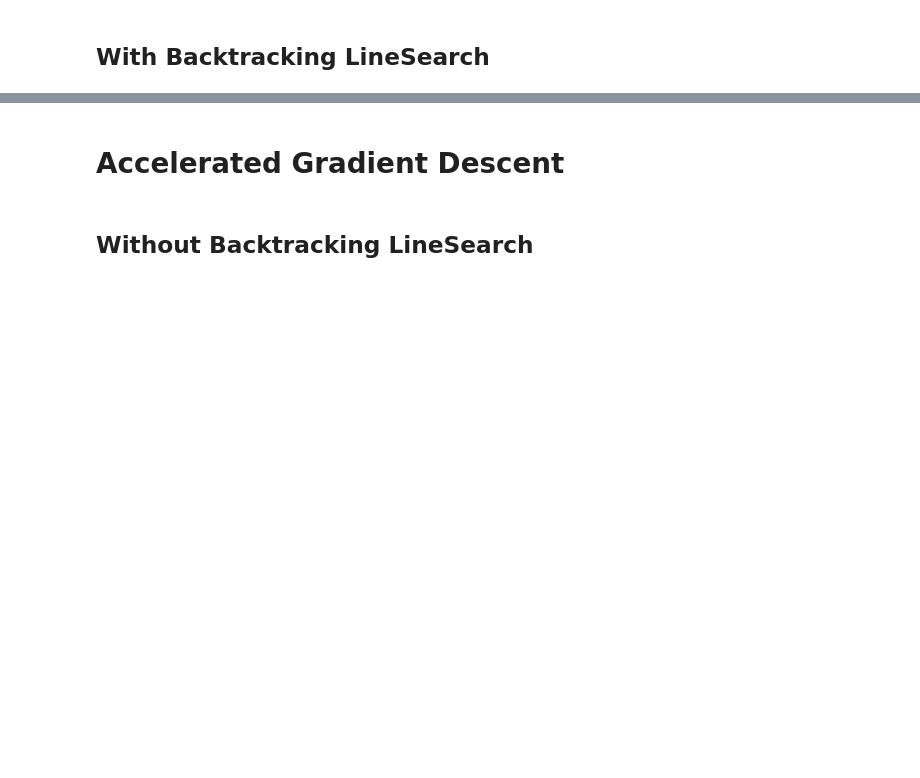
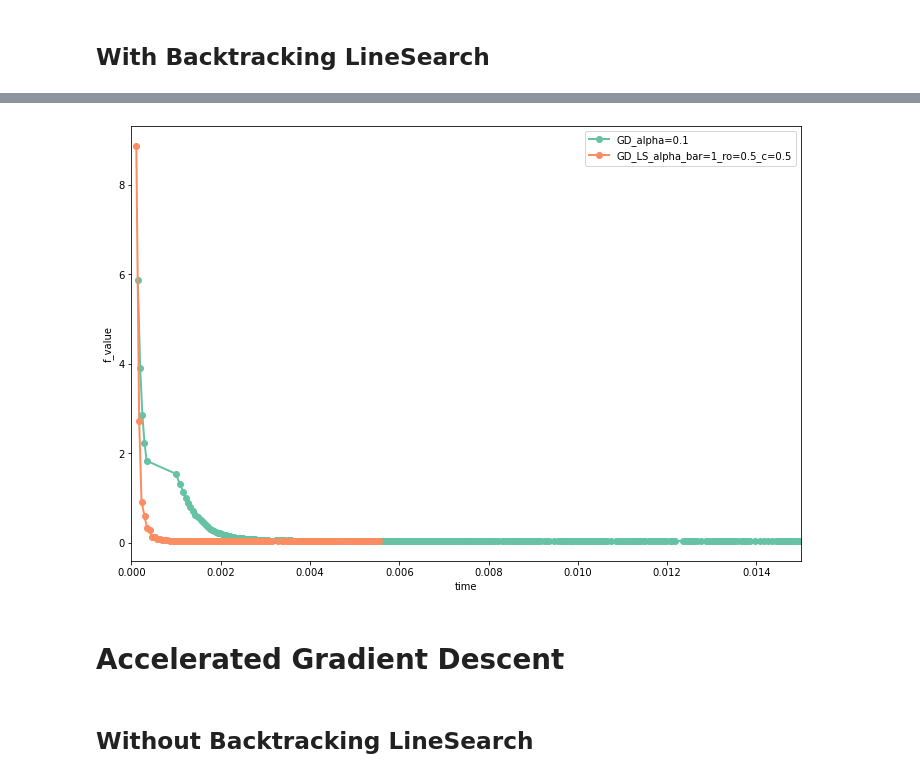
Before and after one commit to PhuongNTM195/advanced-optimization, a Jupyter notebook: src/Exercise2.ipynb, the cells around one changed output, grey strips where cells are left out. Saved outputs shown, nothing was run; the diff lists cells and outputs as text; code cells hidden in the pictures; blank space fills up the shorter version.

```diff
--- a/src/Exercise2.ipynb
+++ b/src/Exercise2.ipynb
@@ -314,3 +332,7 @@ GD finished after 116 iterations
+# %%
+plot([config_gd, config_gd_ls], x_axis='time', time_offset=0, xlim_max=0.015)
+# %% [output]
+[figure, added]
 # %% [markdown]
 # Accelerated Gradient Descent
 # %% [markdown]
```
Also changed, not shown: parts of 36 cells of this notebook.
